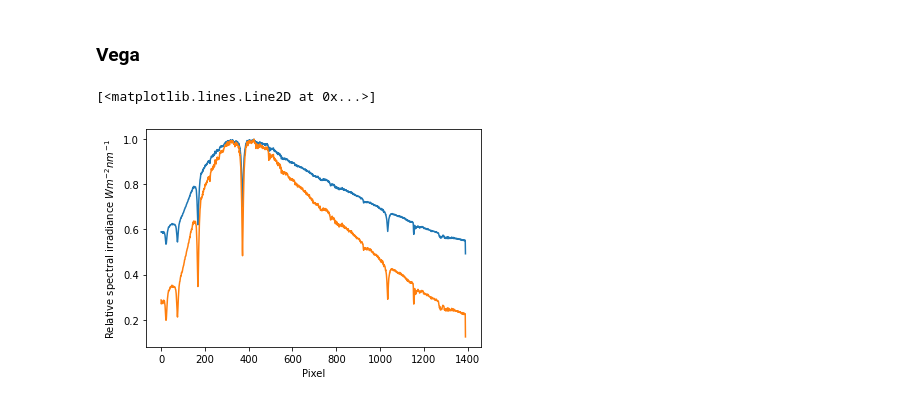
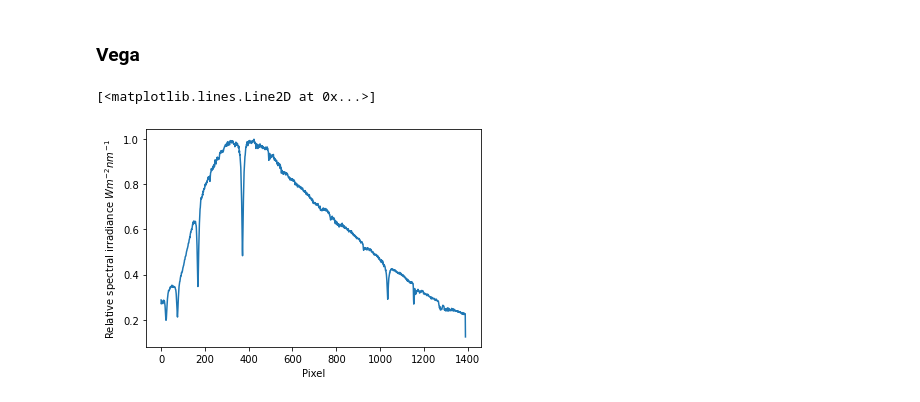
Before and after one commit to Yousousen/solar_physics, a Jupyter notebook: scripts/spectrum.ipynb, the cells around one changed output. Drawn from its saved outputs; the diff is of its cells as text; code cells hidden in the pictures.

```diff
--- a/scripts/spectrum.ipynb
+++ b/scripts/spectrum.ipynb
@@ -255,8 +255,8 @@ vega_sum = np.sum( vega_light - bias_master, axis=0 )
 # %%
 plt.ylabel("Relative spectral irradiance $Wm^{-2}nm^{-1}$")
 plt.xlabel("Pixel")
-plt.plot(vega_sum_before_bias / np.max(vega_sum_before_bias))
+#plt.plot(vega_sum_before_bias / np.max(vega_sum_before_bias))
 plt.plot(vega_sum / np.max(vega_sum))
 # %% [output]
 [<matplotlib.lines.Line2D at 0x...>]
-[figure, old version]
+[figure, new version]
```
Also changed, not shown: parts of 13 cells of this notebook.
